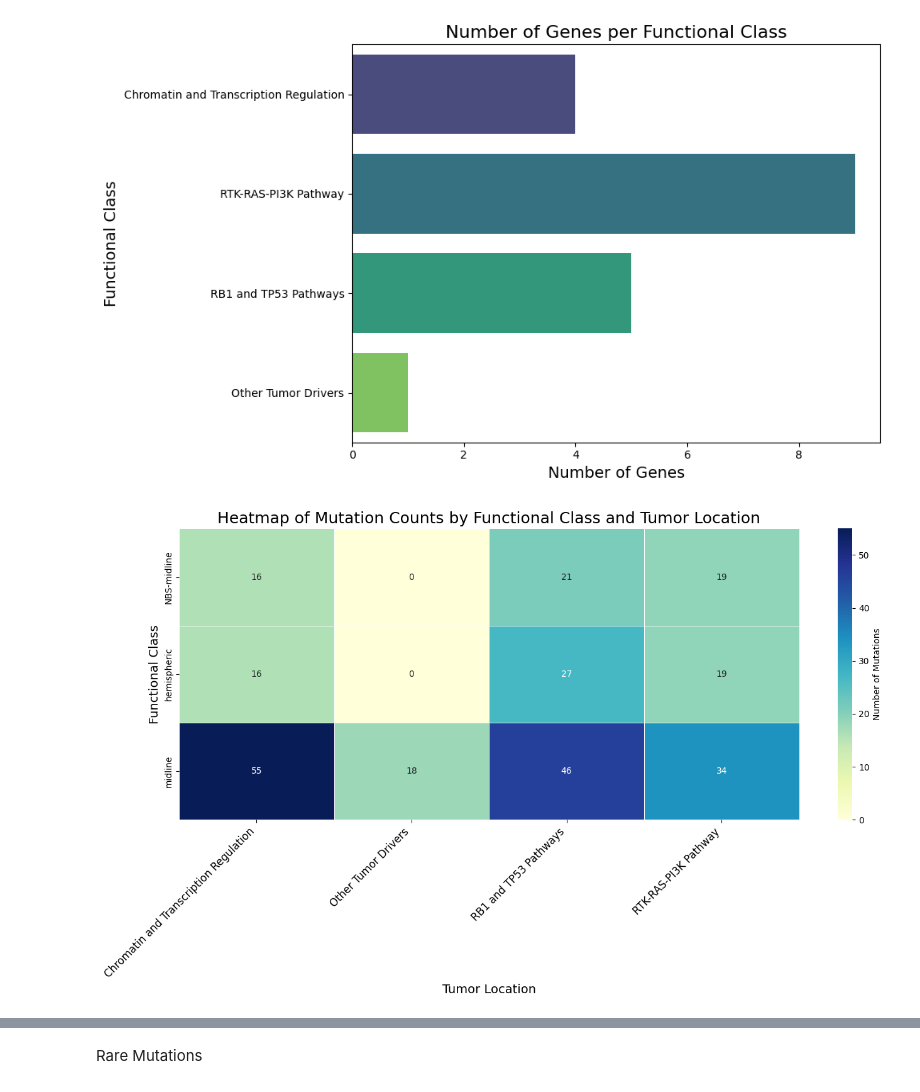
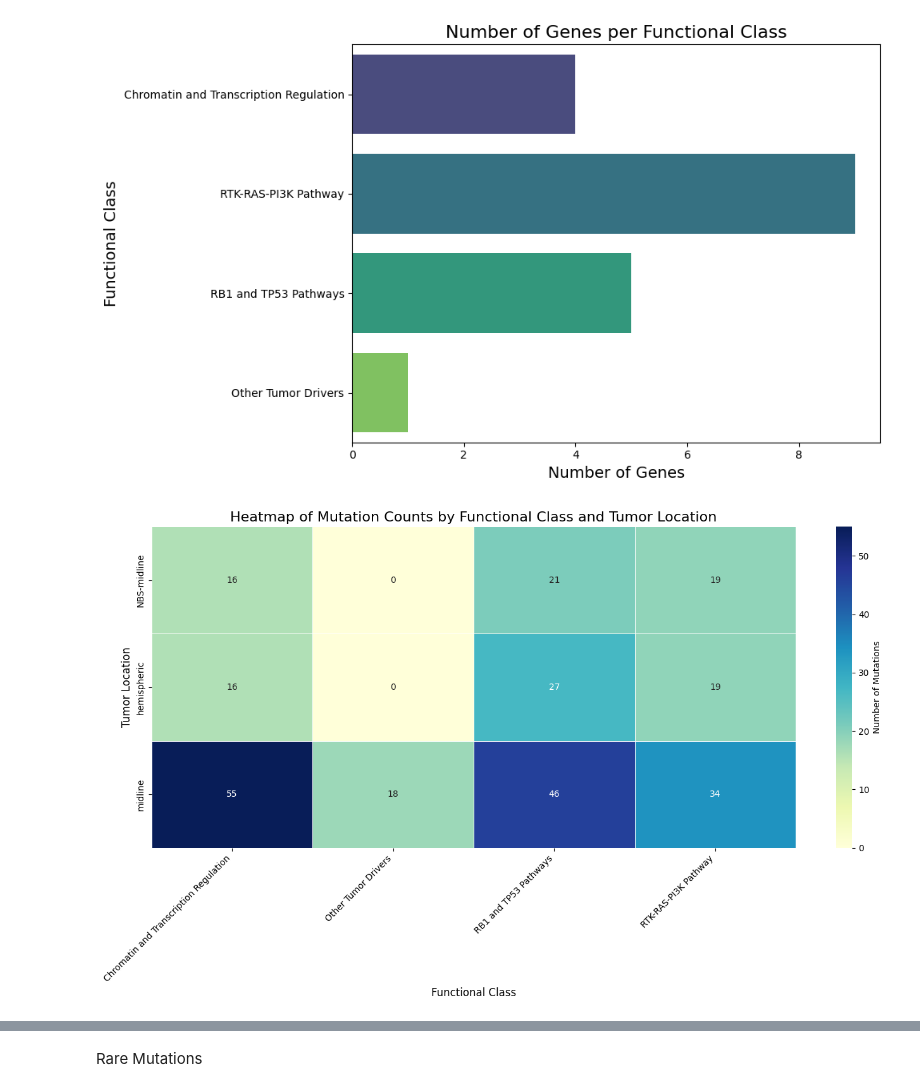
Before and after one commit to In-is/Final-Project-Inbal-and-Mor, a Jupyter notebook: notebooks/data_analysis.ipynb, the cells around one changed output, grey strips where cells are left out. Drawn from its saved outputs; the diff is of its cells as text; code cells hidden in the pictures.

```diff
--- a/notebooks/data_analysis.ipynb
+++ b/notebooks/data_analysis.ipynb
@@ -160,7 +158,7 @@ class FunctionalClass:
         return f"FunctionalClass(name={self.name}, genes={[gene.name for gene in self.genes]})"
 
 # Step 1: Load the Classes file
-classes_file_path = r"../data/raw/Classes.organized.csv"
+classes_file_path = r"..\data\raw\Classes.organized.csv"
 classes_table = pd.read_csv(classes_file_path)
 
 # Step 2: Create FunctionalClass objects and map genes to them
@@ -238,38 +236,38 @@ db_table_melted = db_table.melt(
 )
 
 # Step 4: Map Functional Class to each gene
 db_table_melted["Gene"] = db_table_melted["Gene"].str.strip()  # Strip extra spaces
 db_table_melted["Functional Class"] = db_table_melted["Gene"].map(gene_to_class)
 
 # Step 5: Drop rows where Functional Class is not defined
 db_table_melted = db_table_melted.dropna(subset=["Functional Class"])
 
 # Step 6: Count mutations for each Functional Class and location
 db_table_melted["Mutation Value"] = db_table_melted["Mutation Value"].fillna("None")  # Replace NaN with "None"
 mutation_counts = (
     db_table_melted.groupby(["location", "Functional Class"])["Mutation Value"]
     .apply(lambda x: (x != "None").sum())  # Count non-"None" mutations
     .unstack(fill_value=0)  # Pivot table for heatmap
 )
 
 # Step 7: Plot the Heatmap
 plt.figure(figsize=(14, 8))
 sns.heatmap(
     mutation_counts,
     annot=True,
     fmt="d",  # Show integer counts
     cmap="YlGnBu",
     linewidths=0.5,
     cbar_kws={"label": "Number of Mutations"}
 )
-plt.title("Heatmap of Mutation Counts by Functional Class and Tumor Location", fontsize=18)
-plt.xlabel("Tumor Location", fontsize=14)
-plt.ylabel("Functional Class", fontsize=14)
-plt.xticks(rotation=45, ha="right", fontsize=12)
+plt.title("Heatmap of Mutation Counts by Functional Class and Tumor Location", fontsize=16)
+plt.xlabel("Functional Class", fontsize=12)
+plt.ylabel("Tumor Location", fontsize=12)
+plt.xticks(rotation=45, ha="right", fontsize=10)
 plt.tight_layout()
 plt.show()
 # %% [output]
-[figure, old version]
+[figure, new version]
 # %%
 # Group by age (3_yrs) and calculate mutation statistics
 mutation_stats = data.groupby(["3_yrs", "location"])["Total Mutations"].mean().reset_index()
```
Also changed, not shown: parts of 13 cells of this notebook, 17 other files.
